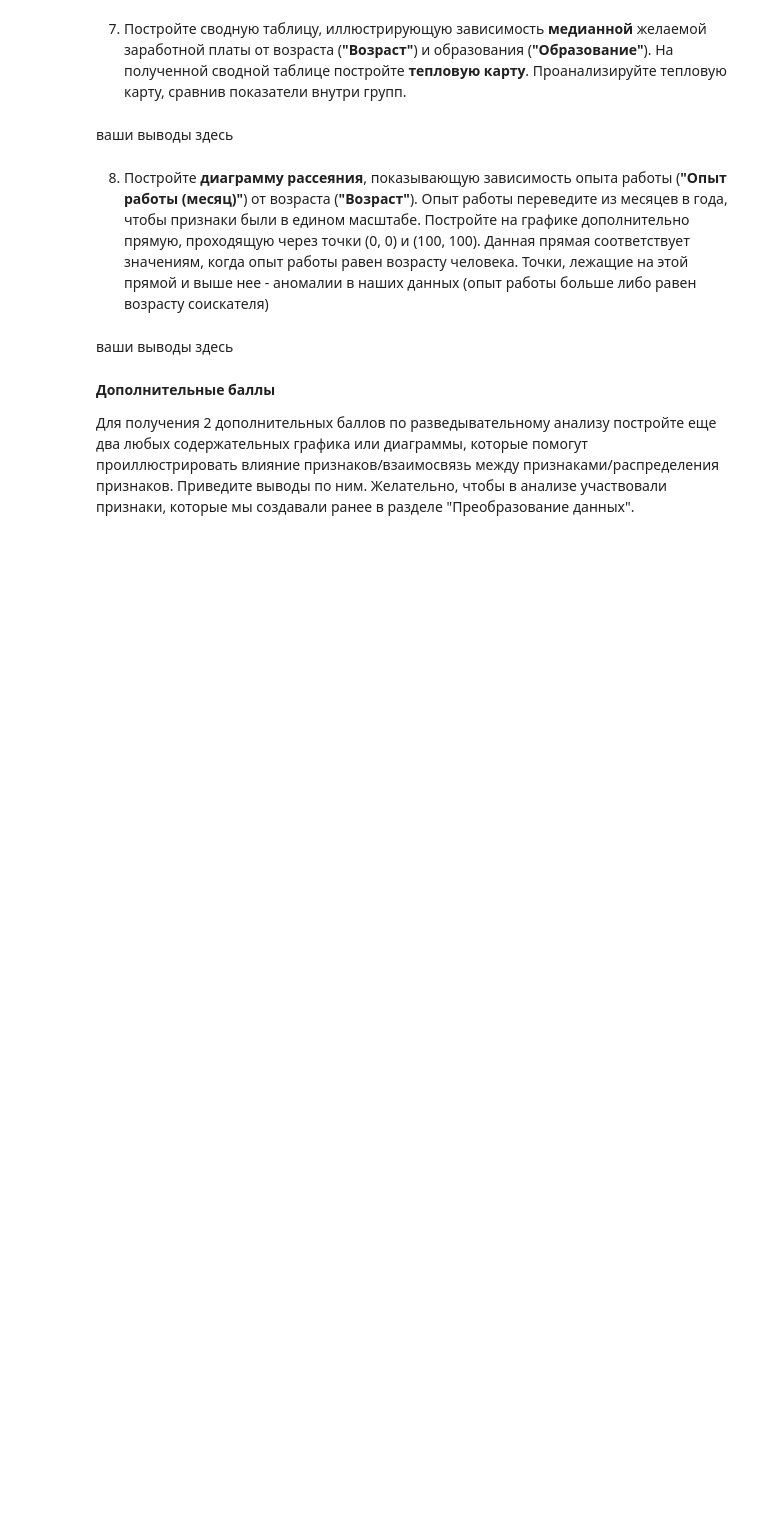
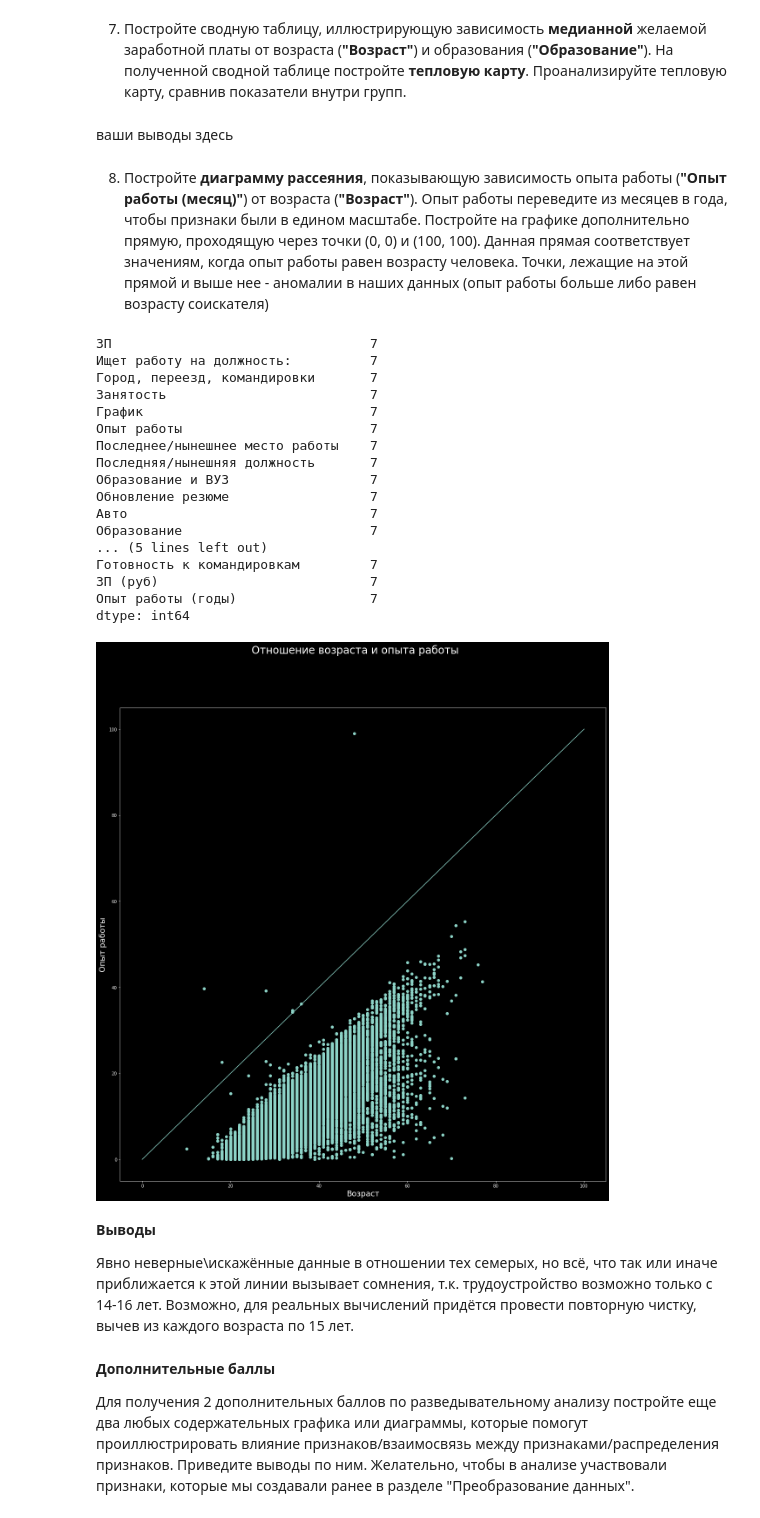
Before and after one commit to madskillskill/sf_data_science, a Jupyter notebook: PROJECT-1/Project_1.ipynb, the cells around one changed output. Cells and saved outputs as stored; diff of their text form; code cells hidden in the pictures; blank space fills up the shorter version.

```diff
--- a/PROJECT-1/Project_1.ipynb
+++ b/PROJECT-1/Project_1.ipynb
@@ -669,9 +665,50 @@ ValueError: The truth value of a Series is ambiguous. Use a.empty, a.bool(), a.i
 # %% [markdown]
 8. Постройте **диаграмму рассеяния**, показывающую зависимость опыта работы (**"Опыт работы (месяц)"**) от возраста (**"Возраст"**). Опыт работы переведите из месяцев в года, чтобы признаки были в едином масштабе. Постройте на графике дополнительно прямую, проходящую через точки (0, 0) и (100, 100). Данная прямая соответствует значениям, когда опыт работы равен возрасту человека. Точки, лежащие на этой прямой и выше нее - аномалии в наших данных (опыт работы больше либо равен возрасту соискателя)
 # %%
-# ваш код здесь
+import matplotlib.pyplot as plt
+import seaborn as sns
+
+
+fig = plt.figure(figsize=(20, 20))
+
+hh_df['Опыт работы (годы)'] = hh_df['Опыт работы (месяц)']/12
+print(hh_df[hh_df['Опыт работы (годы)'] >= hh_df['Возраст']].count())
+# Сперва посчитаем, а потом и убедимся на
+# графике в том, что к нам в базу попали
+# люди, чей срок жизни меньше опыта работы.
+
+fig = plt.scatter(
+    data=hh_df,
+    x='Возраст',
+    y='Опыт работы (годы)')
+plt.suptitle('Отношение возраста и опыта работы', fontsize=24)
+plt.xlabel('Возраст', fontsize=18)
+plt.ylabel('Опыт работы', fontsize=18)
+fig = plt.plot([0,100], [0,100])
+plt.show(fig)
+# %% [output]
+ЗП                                 7
+Ищет работу на должность:          7
+Город, переезд, командировки       7
+Занятость                          7
+График                             7
+Опыт работы                        7
+Последнее/нынешнее место работы    7
+Последняя/нынешняя должность       7
+Образование и ВУЗ                  7
+Обновление резюме                  7
+Авто                               7
+Образование                        7
+... (5 lines left out)
+Готовность к командировкам         7
+ЗП (руб)                           7
+Опыт работы (годы)                 7
+dtype: int64
+[figure, added]
 # %% [markdown]
-ваши выводы здесь
+**Выводы**
+
+Явно неверные\искажённые данные в отношении тех семерых, но всё, что так или иначе приближается к этой линии вызывает сомнения, т.к. трудоустройство возможно только с 14-16 лет. Возможно, для реальных вычислений придётся провести повторную чистку, вычев из каждого возраста по 15 лет.
 # %% [markdown]
 **Дополнительные баллы**
 
```
Also changed, not shown: parts of 14 cells of this notebook, 1 other file.
